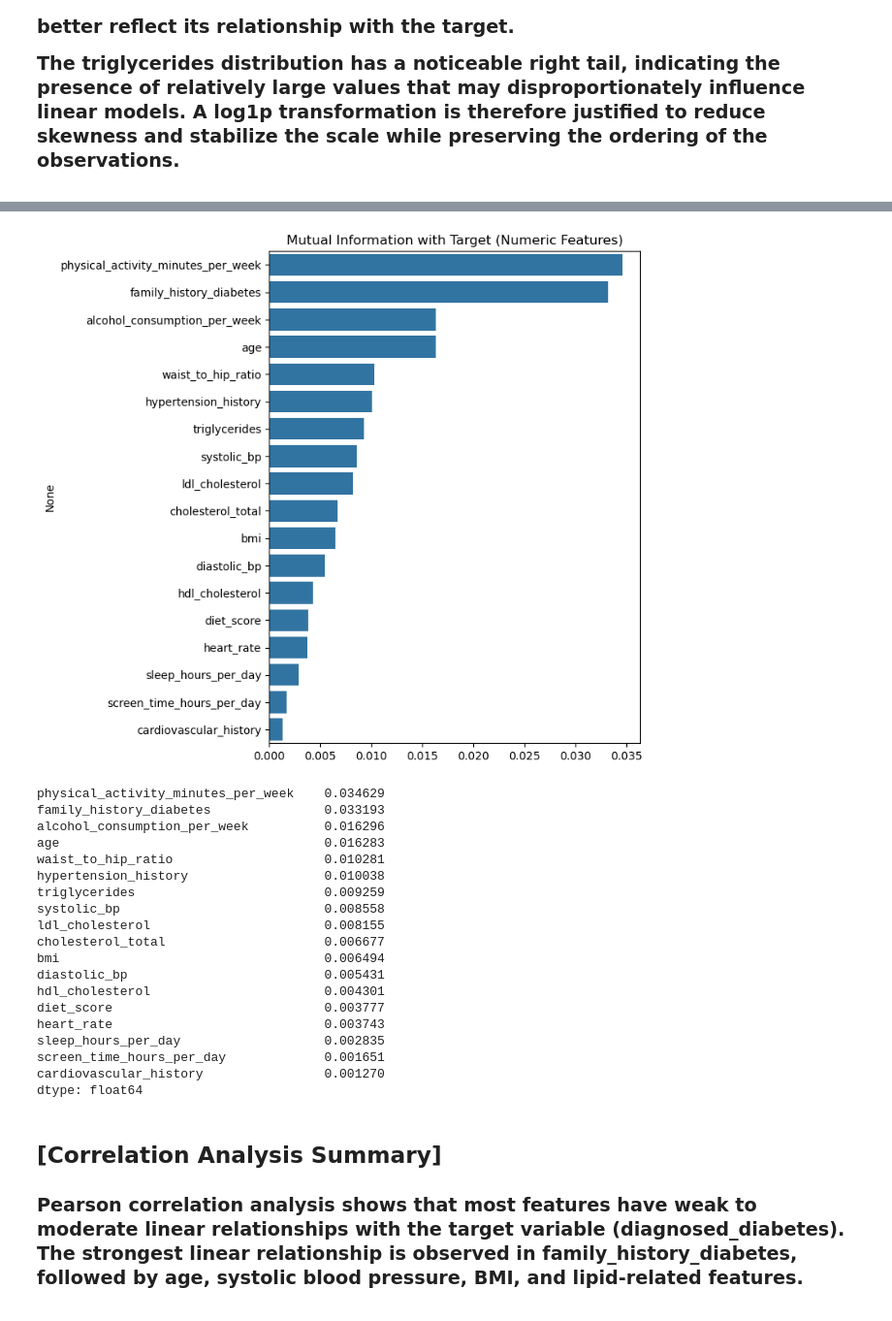
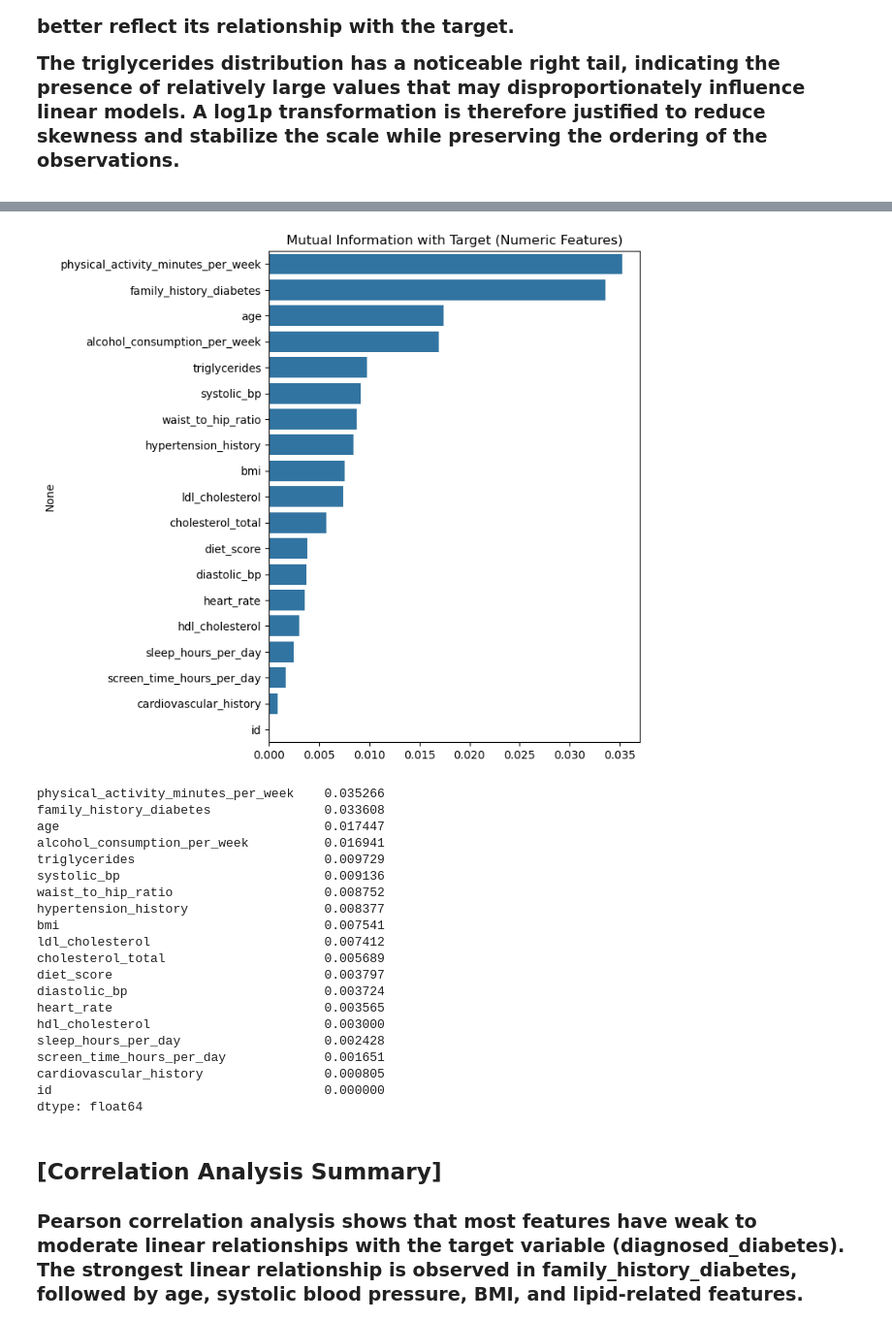
Before and after one commit to SunnyMok1999/Diabetes-Prediction-Challenge, a Jupyter notebook: eda.ipynb, the cells around one changed output, grey strips where cells are left out. Shown at 97% size. Cells and saved outputs as stored; diff of their text form; code cells hidden in the pictures.

```diff
--- a/eda.ipynb
+++ b/eda.ipynb
@@ -14,8 +14,6 @@ from sklearn.feature_selection import mutual_info_classif
 # %%
 train = pd.read_csv('./data/train.csv')
 test = pd.read_csv('./data/test.csv')
-# %%
-train.drop(columns=['id'], inplace=True)
 # %%
 train.head()
 # %% [output]
@@ -185,46 +182,43 @@ plt.show()
 # %%
 # use numeric features only for MI
 X_num = train.select_dtypes(include=['int64', 'float64']).drop(columns=['diagnosed_diabetes'])
-
-# remove id if present
-if 'id' in X_num.columns:
-    X_num = X_num.drop(columns=['id'])
 
 y = train['diagnosed_diabetes']
 
 # numeric-only median imputation
 X_num = X_num.fillna(X_num.median())
 
 mi = mutual_info_classif(X_num, y, random_state=42)
 
 mi_series = pd.Series(mi, index=X_num.columns).sort_values(ascending=False)
 
 plt.figure(figsize=(6, 8))
 sns.barplot(x=mi_series.values, y=mi_series.index)
 plt.title("Mutual Information with Target (Numeric Features)")
 plt.show()
 
 print(mi_series)
 # %% [output]
-[figure, old version]
+[figure, new version]
-physical_activity_minutes_per_week    0.034629
-family_history_diabetes               0.033193
-alcohol_consumption_per_week          0.016296
-age                                   0.016283
-waist_to_hip_ratio                    0.010281
-hypertension_history                  0.010038
-triglycerides                         0.009259
-systolic_bp                           0.008558
-ldl_cholesterol                       0.008155
-cholesterol_total                     0.006677
-bmi                                   0.006494
-diastolic_bp                          0.005431
-hdl_cholesterol                       0.004301
-diet_score                            0.003777
-heart_rate                            0.003743
-sleep_hours_per_day                   0.002835
+physical_activity_minutes_per_week    0.035266
+family_history_diabetes               0.033608
+age                                   0.017447
+alcohol_consumption_per_week          0.016941
+triglycerides                         0.009729
+systolic_bp                           0.009136
+waist_to_hip_ratio                    0.008752
+hypertension_history                  0.008377
+bmi                                   0.007541
+ldl_cholesterol                       0.007412
+cholesterol_total                     0.005689
+diet_score                            0.003797
+diastolic_bp                          0.003724
+heart_rate                            0.003565
+hdl_cholesterol                       0.003000
+sleep_hours_per_day                   0.002428
 screen_time_hours_per_day             0.001651
-cardiovascular_history                0.001270
+cardiovascular_history                0.000805
+id                                    0.000000
 dtype: float64
 # %% [markdown]
 ## [Correlation Analysis Summary]
```
Also changed, not shown: parts of 11 cells of this notebook, 27 other files.
